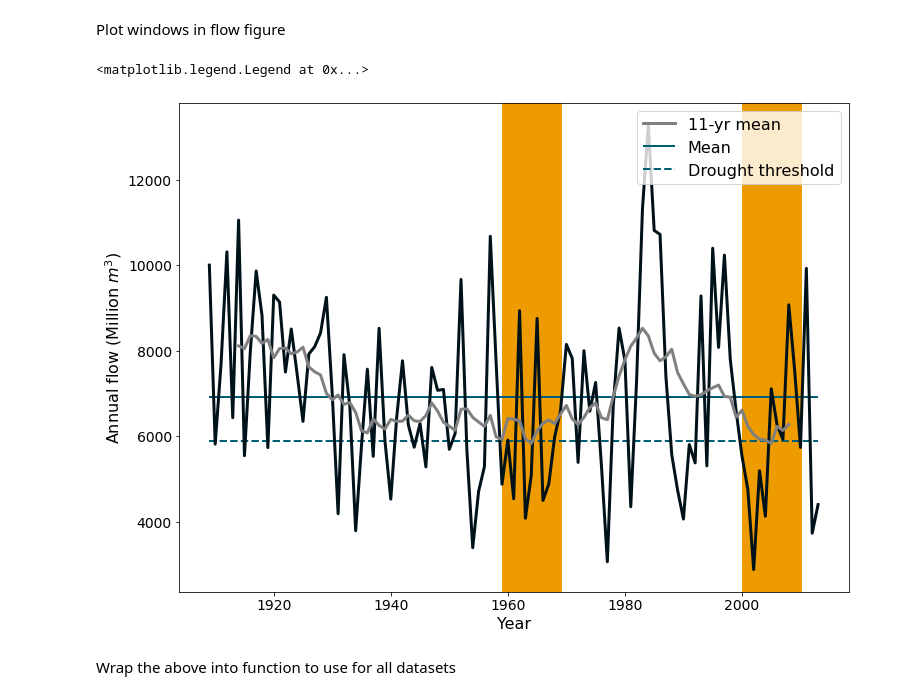
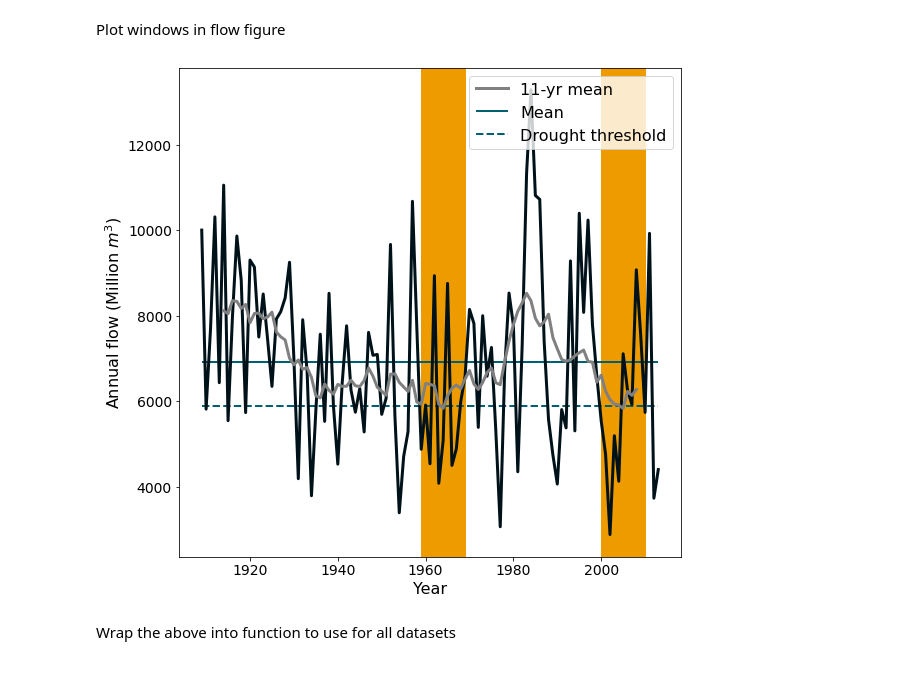
Before and after one commit to antonia-had/rival_framings_demand, a Jupyter notebook: classify_naturalized_streamflows-drought.ipynb, the cells around one changed output. Saved outputs shown, nothing was run; the diff lists cells and outputs as text; code cells hidden in the pictures.

```diff
--- a/classify_naturalized_streamflows-drought.ipynb
+++ b/classify_naturalized_streamflows-drought.ipynb
@@ -68,24 +68,24 @@ while i < len(annual_historic_flows) - window_size + 1:
 # %% [markdown]
 Plot windows in flow figure
 # %%
-fig, ax = plt.subplots(1, 1, figsize=(12,9))
+fig, ax = plt.subplots(1, 1, figsize=(9,9))
 ax.plot(np.arange(1909, 2014), annual_historic_flows, linewidth=3, color='#001219')
 ax.hlines(y=mean_flow, xmin=1909, xmax=2013, linewidth=2, color='#005F73', label='Mean')
 ax.hlines(y=drought_threshold, xmin=1909, xmax=2013, linewidth=2,
           linestyle='--', color='#005F73', label='Drought threshold')
 highlight_years=np.arange(1914, 2009)[moving_averages < drought_threshold]
 for year in highlight_years:
     #the window to highlight is +/- 5 years from the identified year crossing the threshold
     ax.axvspan(year-5, year+5, color='#EE9B00')
 ax.plot(np.arange(1914, 2009), moving_averages, linewidth=3, color='grey', label='11-yr mean')
 
 ax.tick_params(axis='both', labelsize=14)
 ax.set_ylabel("Annual flow (Million $m^3$)", fontsize=16)
 ax.set_xlabel("Year", fontsize=16)
 ax.legend(fontsize=16, loc='upper right')
+plt.savefig('historic_droughts.svg')
 # %% [output]
-<matplotlib.legend.Legend at 0x...>
-[figure, old version]
+[figure, new version]
 # %% [markdown]
 Wrap the above into function to use for all datasets
 # %%
```
Also changed, not shown: parts of 3 cells of this notebook, 4 other files.
